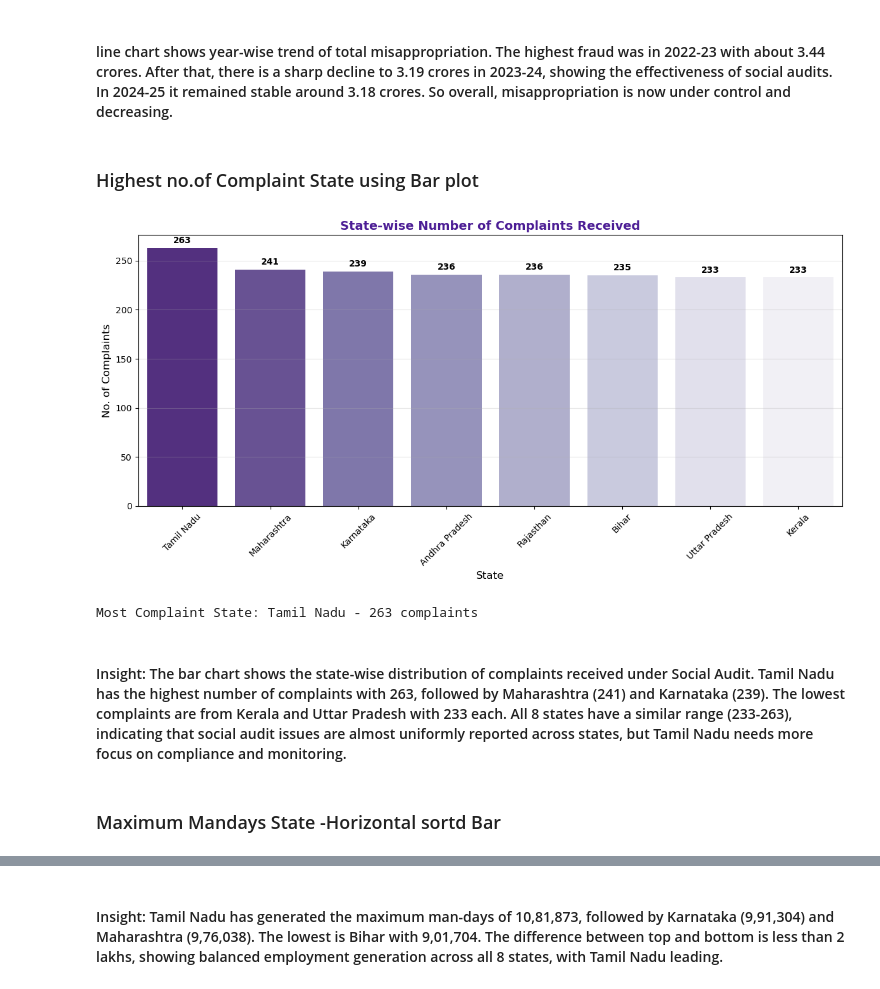
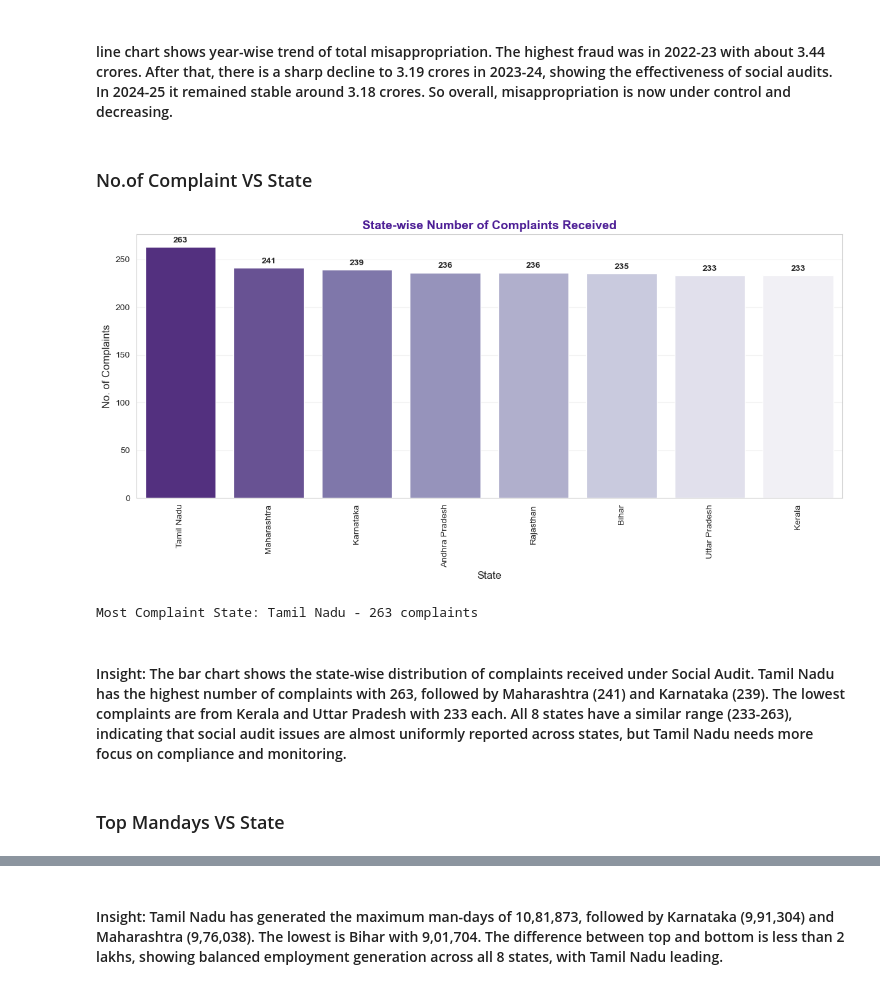
Before and after one commit to neethuravindran7/Social-Audit-Dataset-Analysis-using-Python, a Jupyter notebook: SocialAudit.ipynb, the cells around one changed output, grey strips where cells are left out. Drawn from its saved outputs; the diff is of its cells as text; code cells hidden in the pictures.

```diff
--- a/SocialAudit.ipynb
+++ b/SocialAudit.ipynb
@@ -792,35 +775,35 @@ plt.show()
 # %% [markdown]
 #### line chart shows year-wise trend of total misappropriation. The highest fraud was in 2022-23 with about 3.44 crores. After that, there is a sharp decline to 3.19 crores in 2023-24, showing the effectiveness of social audits. In 2024-25 it remained stable around 3.18 crores. So overall, misappropriation is now under control and decreasing.
 # %% [markdown]
-###  Highest no.of Complaint  State using Bar plot
+###  No.of Complaint VS  State
 # %%
-
+# Bar plot
 plt.figure(figsize=(12,6))
 
 complaint_state = df['State'].value_counts().reset_index()
 complaint_state.columns = ['State', 'Complaint_Count']
 
 sns.barplot(x='State', y='Complaint_Count', data=complaint_state, palette='Purples_r',hue='State',legend=False, order=complaint_state['State'])
 
 plt.title('State-wise Number of Complaints Received', fontweight='bold', fontsize=14, color='#4C1D95')
 plt.xlabel('State', fontsize=12)
 plt.ylabel('No. of Complaints', fontsize=12)
-plt.xticks(rotation=45)
+plt.xticks(rotation=90)
 
 # Top value label
 for i, v in enumerate(complaint_state['Complaint_Count']):
     plt.text(i, v + 5, str(v), ha='center', fontweight='bold')
 
 plt.grid(axis='y', alpha=0.3)
 plt.tight_layout()
 plt.show()
 
 print(f"Most Complaint State: {complaint_state.iloc[0]['State']} - {complaint_state.iloc[0]['Complaint_Count']} complaints")
 # %% [output]
-[figure, old version]
+[figure, new version]
 Most Complaint State: Tamil Nadu - 263 complaints
 # %% [markdown]
 #### Insight: The bar chart shows the state-wise distribution of complaints received under Social Audit. Tamil Nadu has the highest number of complaints with 263, followed by Maharashtra (241) and Karnataka (239). The lowest complaints are from Kerala and Uttar Pradesh with 233 each. All 8 states have a similar range (233-263), indicating that social audit issues are almost uniformly reported across states, but Tamil Nadu needs more focus on compliance and monitoring.
 # %% [markdown]
-### Maximum Mandays  State -Horizontal sortd Bar
+### Top Mandays  VS State
 # %%
```
Also changed, not shown: parts of 27 cells of this notebook.
